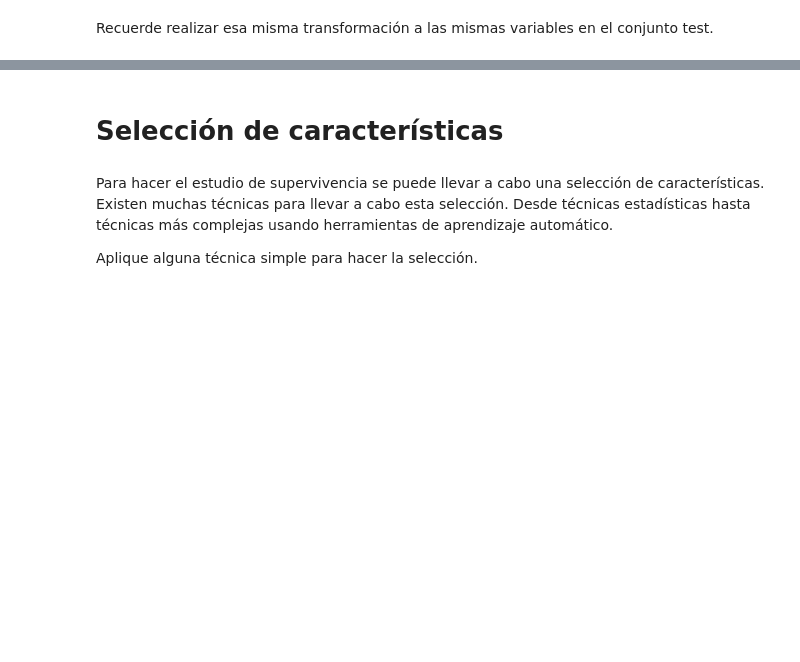
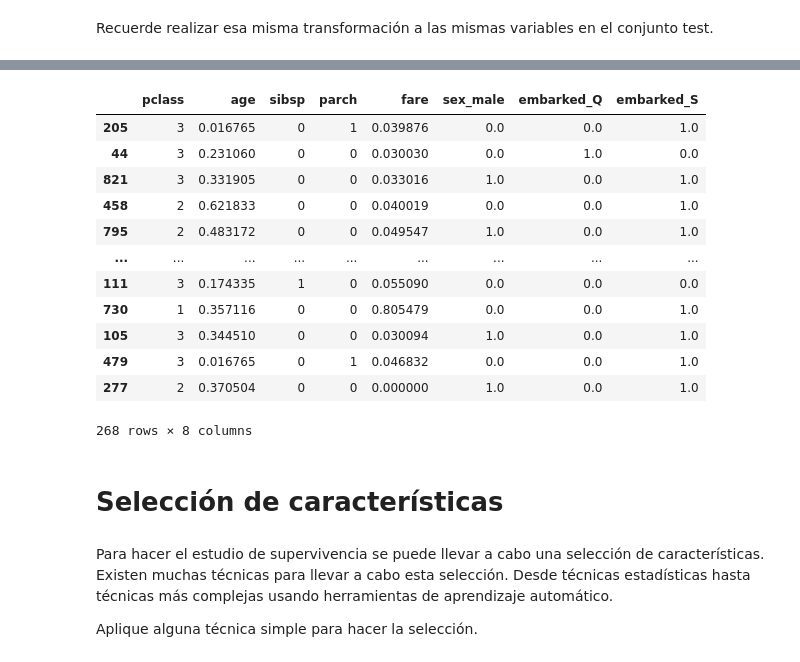
Before and after one commit to duvan1026/Titanic_Big_Data, a Jupyter notebook: ABD_CastroBautistaDuvanDario.ipynb, the cells around one changed output, grey strips where cells are left out. Cells and saved outputs as stored; diff of their text form; code cells hidden in the pictures; blank space fills up the shorter version.

```diff
--- a/ABD_CastroBautistaDuvanDario.ipynb
+++ b/ABD_CastroBautistaDuvanDario.ipynb
@@ -1602,3 +1733,20 @@ Recuerde realizar esa misma transformación a las mismas variables en el conjunt
+# %%
+# Variable de test para Encoder
+X_test_final_Encoder
+# %% [output]
+|  | pclass | age | sibsp | parch | fare | sex_male | embarked_Q | embarked_S |
+| 205 | 3 | 0.016765 | 0 | 1 | 0.039876 | 0.0 | 0.0 | 1.0 |
+| 44 | 3 | 0.231060 | 0 | 0 | 0.030030 | 0.0 | 1.0 | 0.0 |
+| 821 | 3 | 0.331905 | 0 | 0 | 0.033016 | 1.0 | 0.0 | 1.0 |
+| 458 | 2 | 0.621833 | 0 | 0 | 0.040019 | 0.0 | 0.0 | 1.0 |
+| 795 | 2 | 0.483172 | 0 | 0 | 0.049547 | 1.0 | 0.0 | 1.0 |
+| ... | ... | ... | ... | ... | ... | ... | ... | ... |
+| 111 | 3 | 0.174335 | 1 | 0 | 0.055090 | 0.0 | 0.0 | 0.0 |
+| 730 | 1 | 0.357116 | 0 | 0 | 0.805479 | 0.0 | 0.0 | 1.0 |
+| 105 | 3 | 0.344510 | 0 | 0 | 0.030094 | 1.0 | 0.0 | 1.0 |
+| 479 | 3 | 0.016765 | 0 | 1 | 0.046832 | 0.0 | 0.0 | 1.0 |
+| 277 | 2 | 0.370504 | 0 | 0 | 0.000000 | 1.0 | 0.0 | 1.0 |
+268 rows × 8 columns
 # %% [markdown]
 # Selección de características
 # %% [markdown]
```
Also changed, not shown: parts of 14 cells of this notebook.
